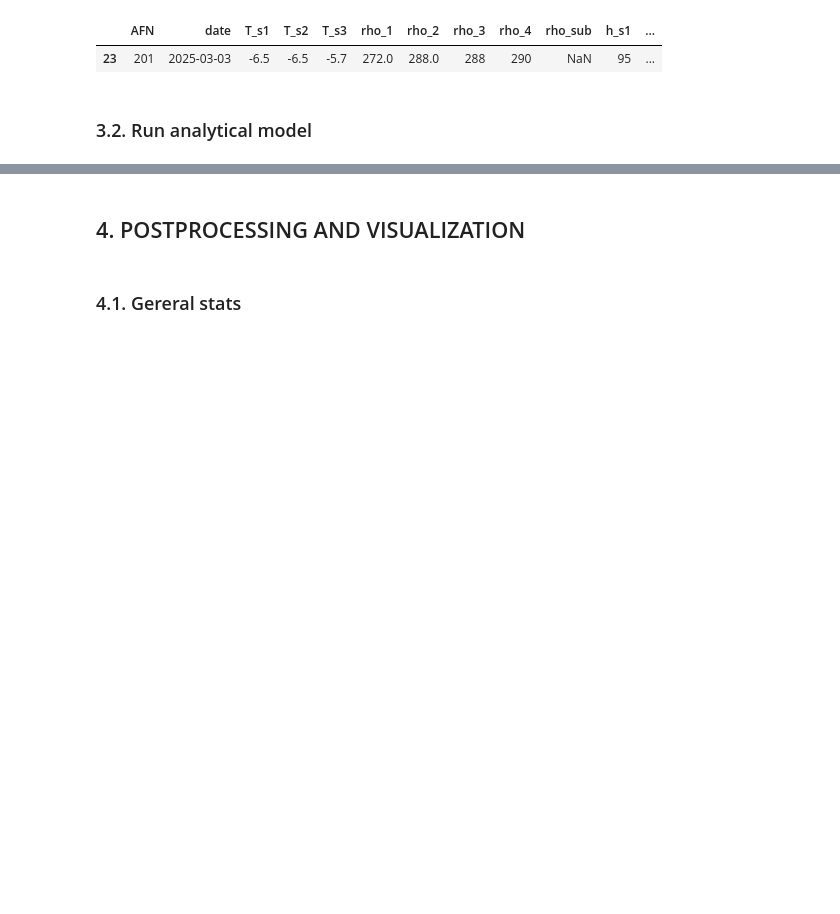
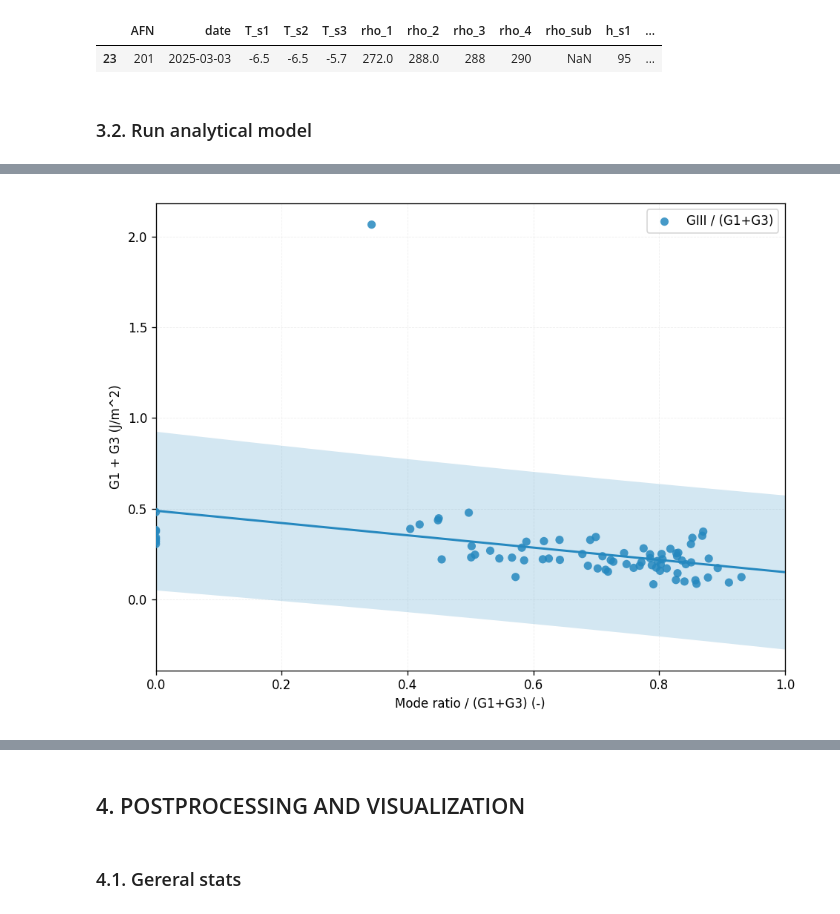
Before and after one commit to valdam95/Mode3DC, a Jupyter notebook: M3DC_Notebook.ipynb, the cells around one changed output, grey strips where cells are left out. Drawn from its saved outputs; the diff is of its cells as text; code cells hidden in the pictures; blank space fills up the shorter version.

```diff
--- a/M3DC_Notebook.ipynb
+++ b/M3DC_Notebook.ipynb
@@ -648,0 +528,9 @@ def compute_load_vector(experiment):
+# %%
+vis.plot_giii_ratio_vs_g(
+    df_or_path=df_filtered,
+    title=None,
+    figsize=(8, 6),
+    dpi=120,
+)
+# %% [output]
+[figure, added]
```
Also changed, not shown: parts of 7 cells of this notebook, 5 other files.
